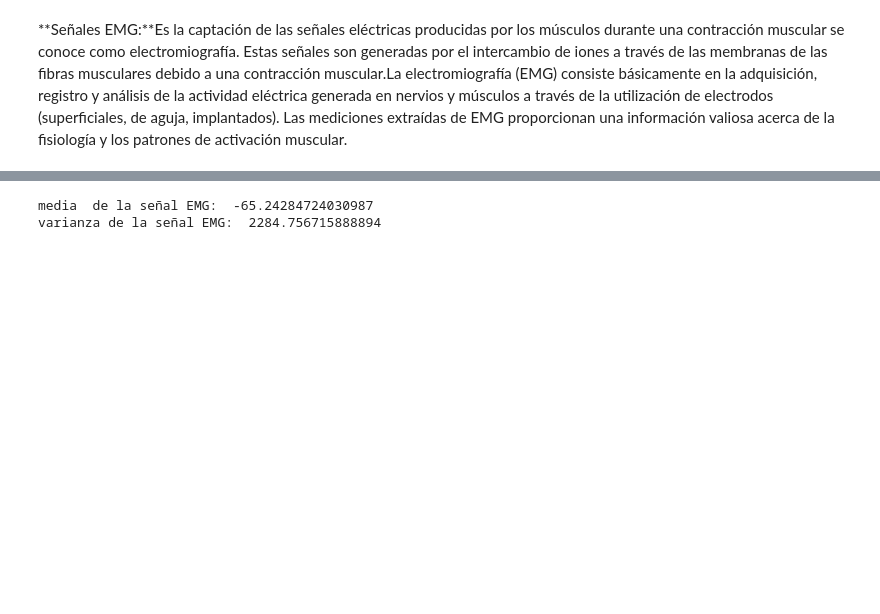
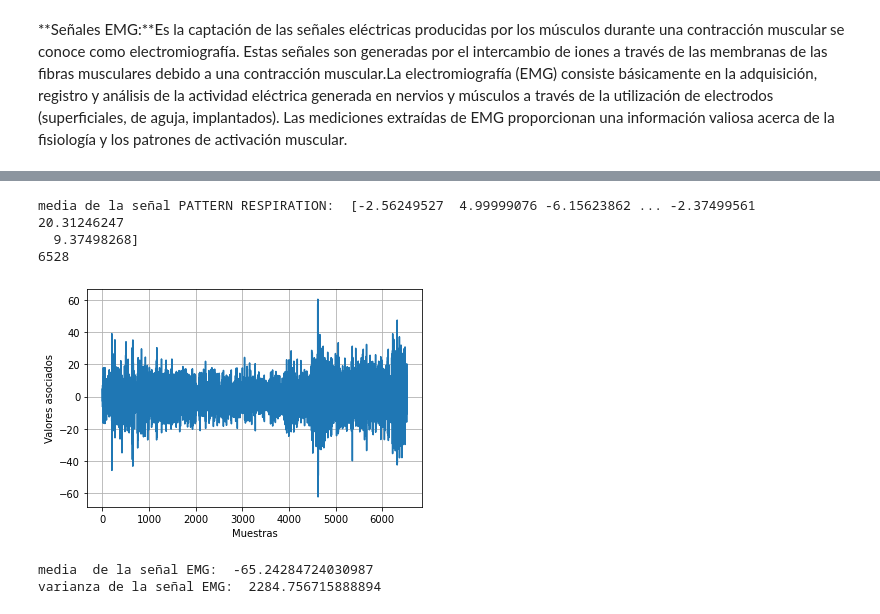
Before and after one commit to ManueloRZ2/MiniProyecto, a Jupyter notebook: Miniproyecto1(com1).ipynb, the cells around one changed output, grey strips where cells are left out. Drawn from its saved outputs; the diff is of its cells as text; code cells hidden in the pictures; blank space fills up the shorter version.

```diff
--- a/Miniproyecto1(com1).ipynb
+++ b/Miniproyecto1(com1).ipynb
@@ -218,3 +254,18 @@ plt.show()
+# %%
+#Derivada de la señal EMG para frecuencia (PRUEBA)
+DerivPR= np.gradient(EMG)
+print("media de la señal PATTERN RESPIRATION: ",DerivPR)
+plt.plot(DerivPR)
+plt.xlabel('Muestras')
+plt.ylabel('Valores asociados')
+plt.grid()
+
+print(len(DerivPR))
+# %% [output]
+media de la señal PATTERN RESPIRATION:  [-2.56249527  4.99999076 -6.15623862 ... -2.37499561 20.31246247
+  9.37498268]
+6528
+[figure, added]
 # %%
 #Media y Varianza de la señal EMG
 
```
Also changed, not shown: parts of 12 cells of this notebook.
